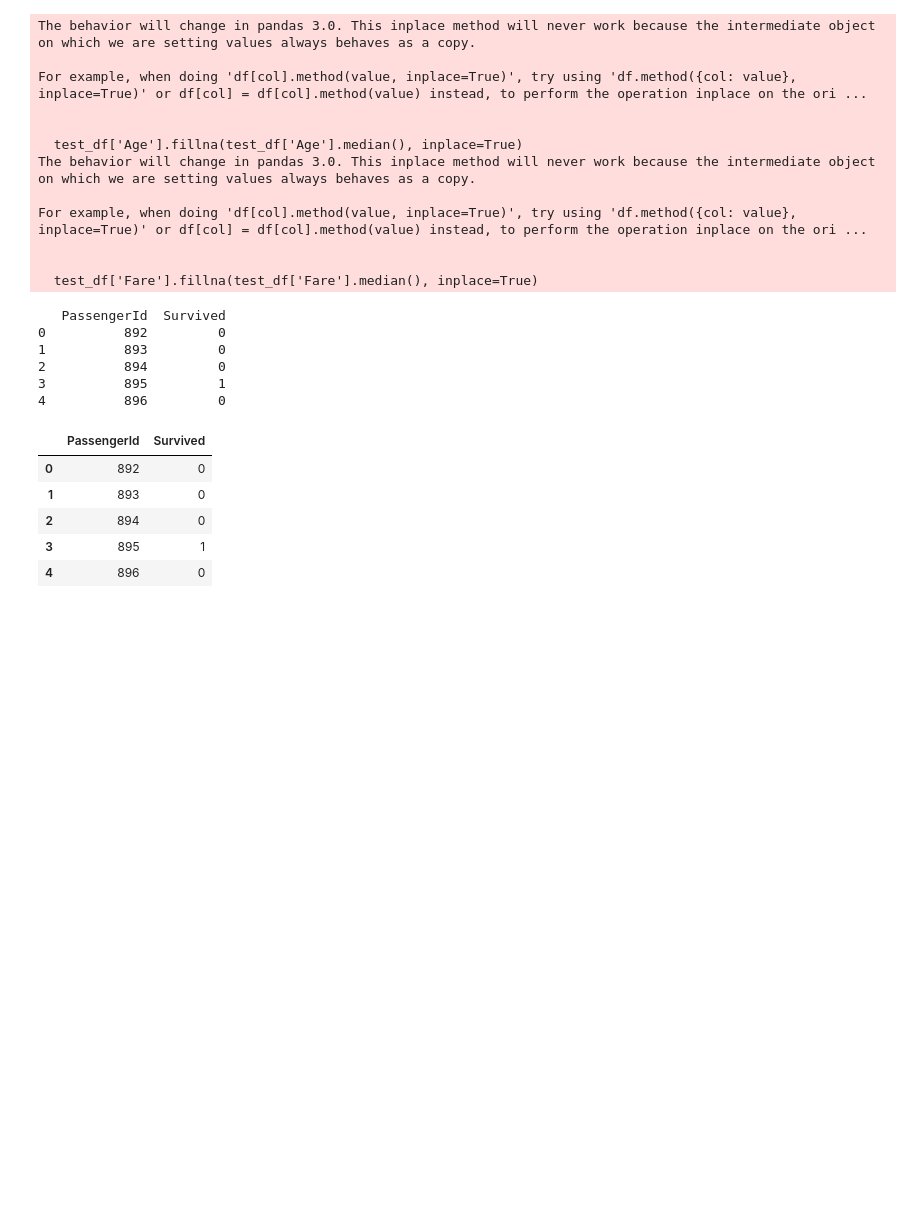
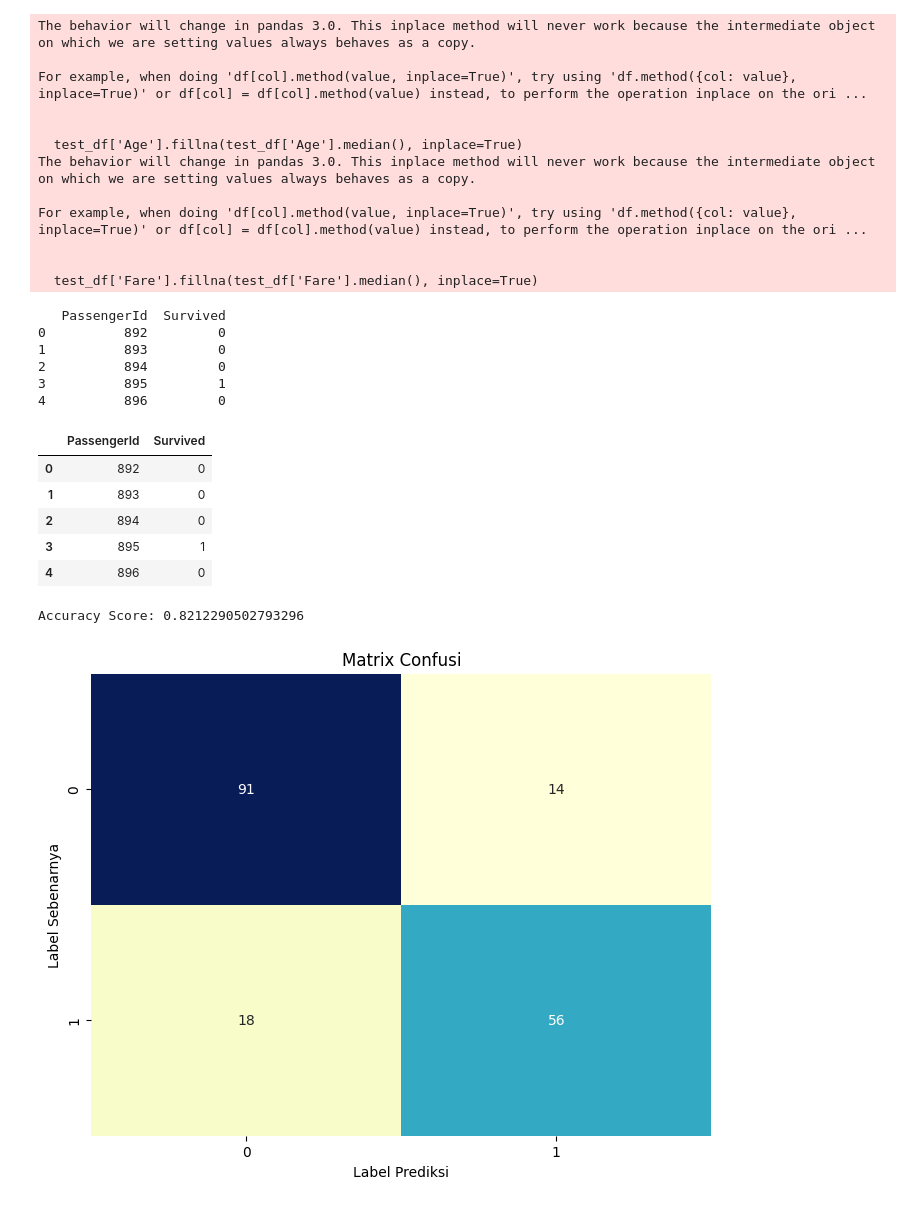
Before and after one commit to HelmiITK/ML-Titanic-Prediction, a Jupyter notebook: main2.ipynb, the cells around one changed output. Cells and saved outputs as stored; diff of their text form; code cells hidden in the pictures; blank space fills up the shorter version.

Commit message:
menambahkan akurasi score dan visual matrix

```diff
--- a/main2.ipynb
+++ b/main2.ipynb
@@ -156,3 +158,19 @@ results_df.head()
 | 2 | 894 | 0 |
 | 3 | 895 | 1 |
 | 4 | 896 | 0 |
+# %%
+# Tingkay accuracy
+accuracy = accuracy_score(y_test, y_pred)
+print('Accuracy Score:', accuracy)
+
+# Visualisasi Matrix Confusi
+cm = confusion_matrix(y_test, y_pred)
+plt.figure(figsize=(8, 6))
+sns.heatmap(cm, annot=True, fmt='g', cmap='YlGnBu', cbar=False)
+plt.xlabel('Label Prediksi')
+plt.ylabel('Label Sebenarnya')
+plt.title('Matrix Confusi')
+plt.show()
+# %% [output]
+Accuracy Score: 0.8212290502793296
+[figure, added]
```
Also changed, not shown: parts of 1 cell of this notebook.
